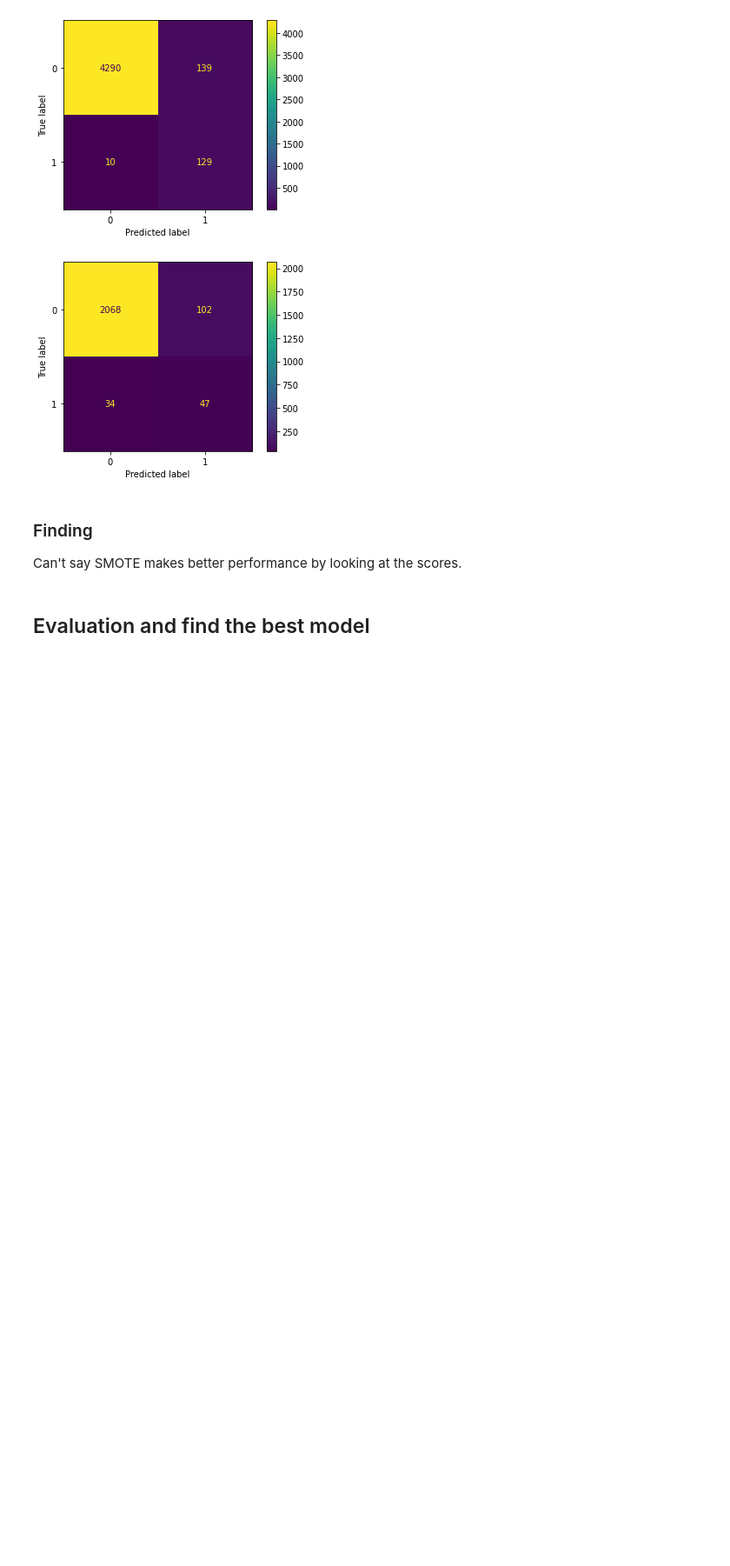
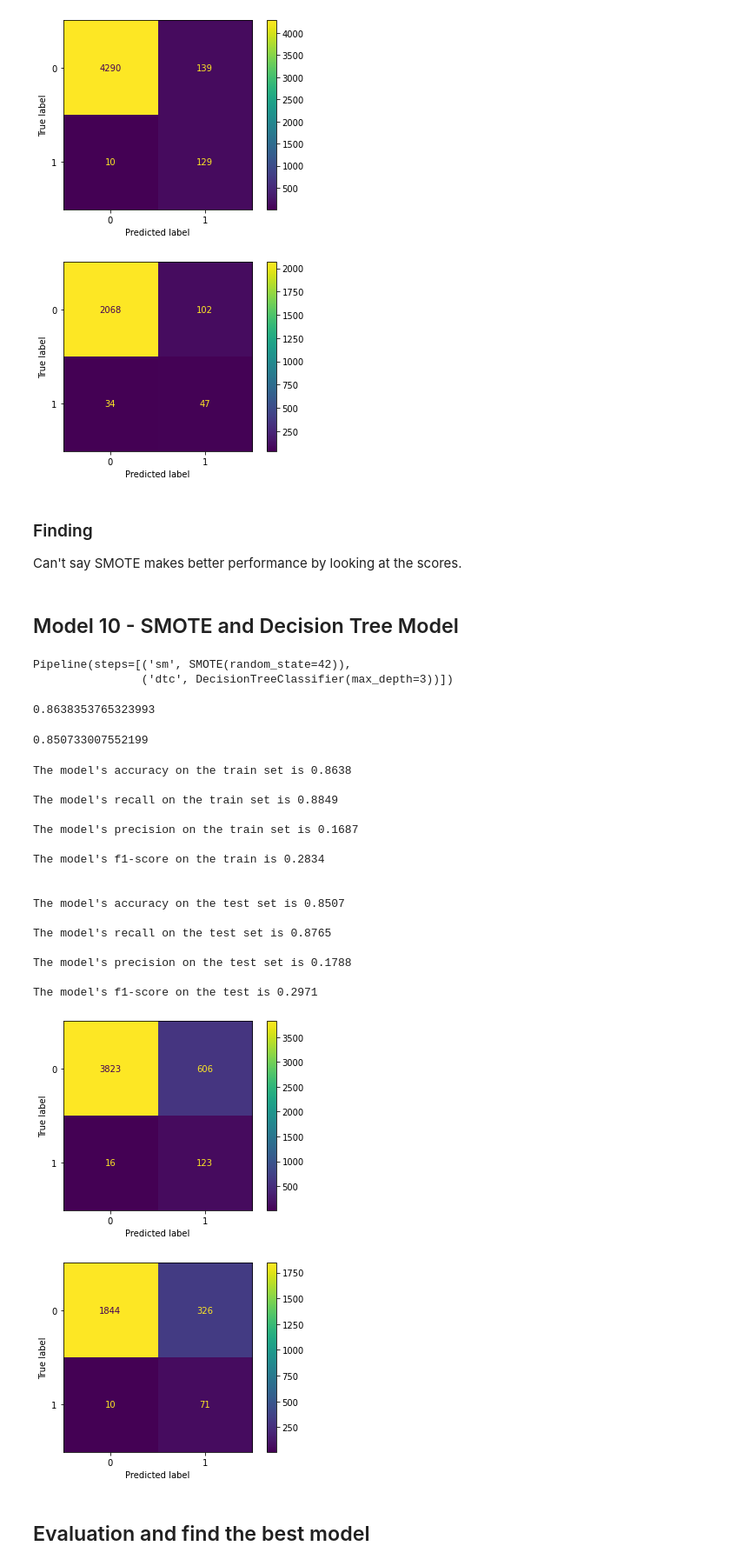
Before and after one commit to JasmineHuang25/Blog4_bankruptcy_prediction, a Jupyter notebook: bankruptcy_prediction.ipynb, the cells around one changed output. Shown at 87% size. Cells and saved outputs as stored; diff of their text form; code cells hidden in the pictures; blank space fills up the shorter version.

```diff
--- a/bankruptcy_prediction.ipynb
+++ b/bankruptcy_prediction.ipynb
@@ -1068,6 +1068,69 @@ The model's f1-score on the test is 0.4087
 # %% [markdown]
 ### Finding
 Can't say SMOTE makes better performance by looking at the scores.
+# %% [markdown]
+## Model 10 - SMOTE and Decision Tree Model
+# %%
+imb_dtc= ImPipeline(steps=[
+    ('sm',SMOTE(random_state=42, sampling_strategy='auto')),
+    ('dtc',DecisionTreeClassifier(criterion='gini', splitter='best', max_depth=3)),
+])
+
+imb_dtc.fit(X_train, y_train)
+# %% [output]
+Pipeline(steps=[('sm', SMOTE(random_state=42)),
+                ('dtc', DecisionTreeClassifier(max_depth=3))])
+# %%
+imbDTC_score_train = imb_dtc.score(X_train, y_train)
+imbDTC_score_train
+# %% [output]
+0.8638353765323993
+# %%
+imbDTC_score_test = imb_dtc.score(X_test, y_test)
+imbDTC_score_test
+# %% [output]
+0.850733007552199
+# %%
+# Plot confusion_matrix on training data:
+matrix_train_model10 = plot_confusion_matrix(imb_dtc, X_train, y_train);
+cf_matrix_train_list.append(matrix_train_model10)
+
+# Plot confusion_matrix on testing data:
+matrix_test_model10 = plot_confusion_matrix(imb_dtc, X_test, y_test);
+cf_matrix_test_list.append(matrix_test_model10)
+
+# Print 4 scores on training data:
+y_hat_train = imb_dtc.predict(X_train)
+add_4scores_train('model10')
+print_4scores_train('model10')
+
+# Print 4 scores on testing data:
+y_hat_test = imb_dtc.predict(X_test)
+add_4scores_test('model10')
+print_4scores_test('model10')
+
+# calculate miss_rate:
+modle10_miss_rate = get_miss_rate(imb_dtc)
+miss_rate_list.append(modle10_miss_rate)
+# %% [output]
+The model's accuracy on the train set is 0.8638
+
+The model's recall on the train set is 0.8849
+
+The model's precision on the train set is 0.1687
+
+The model's f1-score on the train is 0.2834
+
+
+The model's accuracy on the test set is 0.8507
+
+The model's recall on the test set is 0.8765
+
+The model's precision on the test set is 0.1788
+
+The model's f1-score on the test is 0.2971
+[figure, added]
+[figure, added]
 # %% [markdown]
 ## Evaluation and find the best model
 # %%
```
Also changed, not shown: parts of 25 cells of this notebook.
